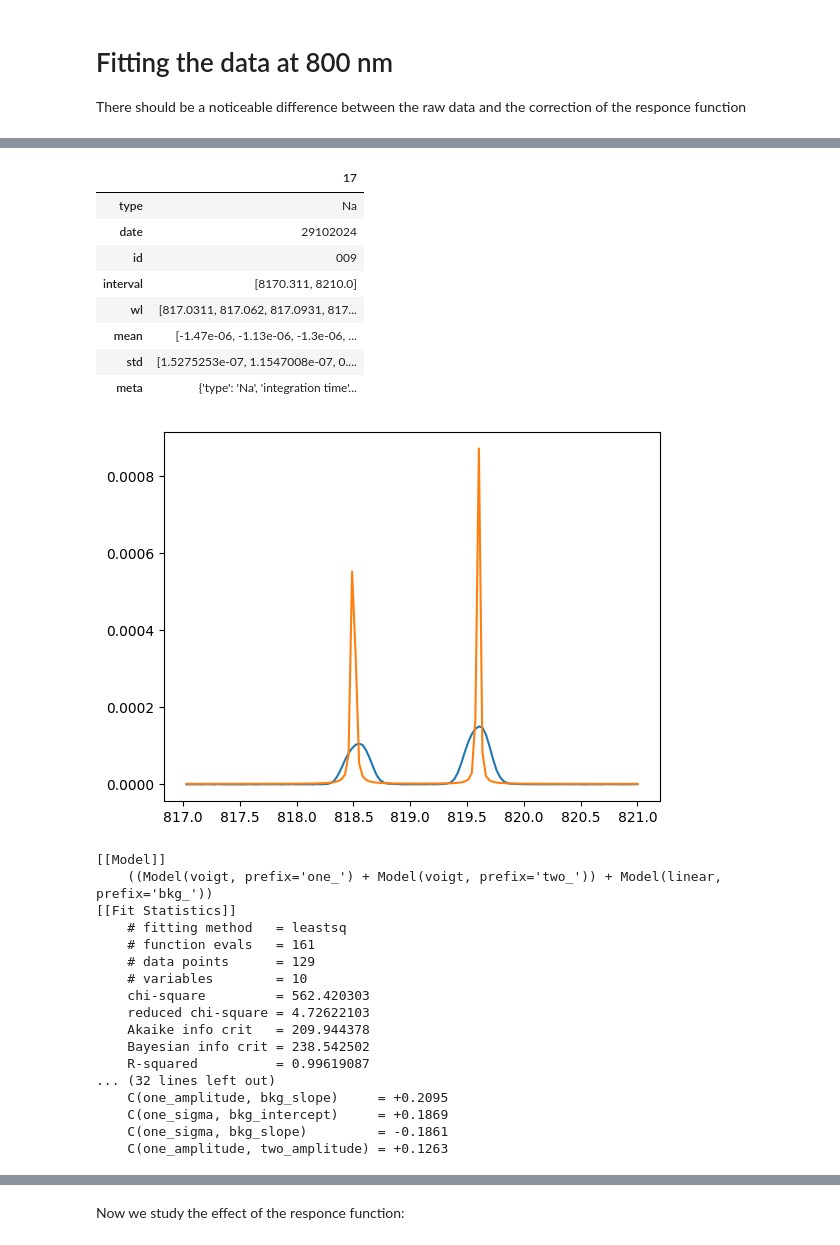
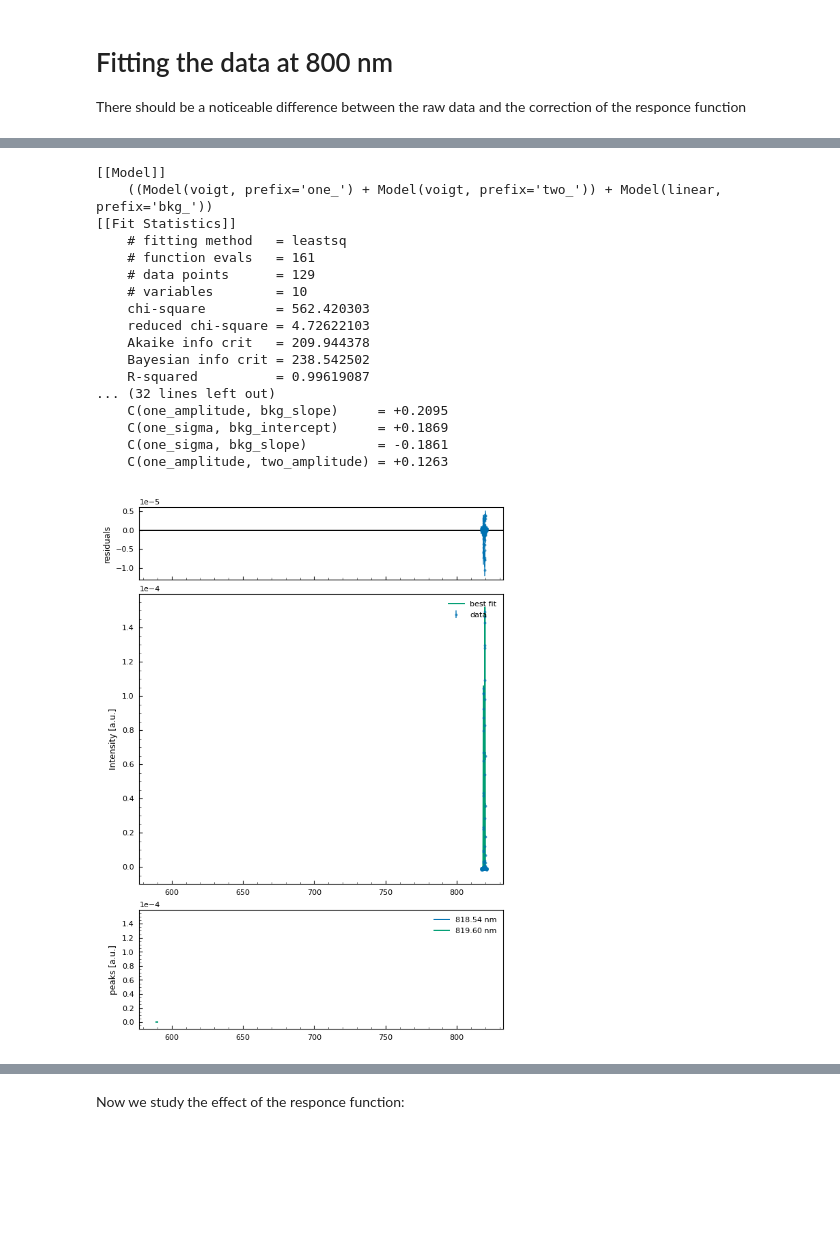
Before and after one commit to zar-hub/Lab_Materia_Condensata, a Jupyter notebook: Lab_Report.ipynb, the cells around one changed output, grey strips where cells are left out. Saved outputs shown, nothing was run; the diff lists cells and outputs as text; code cells hidden in the pictures; blank space fills up the shorter version.

Commit message:
Fix view problem on the fit graphs

```diff
--- a/Lab_Report.ipynb
+++ b/Lab_Report.ipynb
@@ -346,60 +367,45 @@ plot_Na(sample, result, 'Na_17102024_005')
 # %%
 # fitting at
 mask = (Na_df['date'] == '29102024') & (Na_df['id'] == '009')
 sample = Na_df[mask]
-
-display(sample.T)
 
 params = model.make_params()
 params['one_center'].set(818.5)
 params['one_sigma'].set(0.009)
 params['one_gamma'].set(0.011,vary=True)
 params['one_amplitude'].set(3.67e-5)
 
 params['two_center'].set(819.6)
 params['two_sigma'].set(0.009)
 params['two_gamma'].set(0.0074, vary=True)
 params['two_amplitude'].set(3.67e-5)
 
 params['bkg_slope'].set(0, vary=True)
 params['bkg_intercept'].set(0, vary=True)
 
-
-wl = sample['wl'].values[0]
-mean = sample['mean'].values[0]
-
-plt.plot(wl, mean)
-plt.plot(wl, model.eval(params, x=wl))
-plt.show()
-
 result = fit_Na(sample, model, params)
 print(result.fit_report())
-plot_Na(sample, result, 'Na_29102024_009')
+plot_Na(result, 'Na_29102024_009')
+
+# exp 818.539 theo 818.326 diff 0.213
+# exp 819.600 theo 819.479 diff 0.121
+# exp 1.060 theo 1.153 diff 0.093
 # %% [output]
-|  | 17 |
-| type | Na |
-| date | 29102024 |
-| id | 009 |
-| interval | [8170.311, 8210.0] |
-| wl | [817.0311, 817.062, 817.0931, 817... |
-| mean | [-1.47e-06, -1.13e-06, -1.3e-06, ... |
-| std | [1.5275253e-07, 1.1547008e-07, 0.... |
-| meta | {'type': 'Na', 'integration time'... |
+[[Model]]
+    ((Model(voigt, prefix='one_') + Model(voigt, prefix='two_')) + Model(linear, prefix='bkg_'))
+[[Fit Statistics]]
+    # fitting method   = leastsq
+    # function evals   = 161
+    # data points      = 129
+    # variables        = 10
+    chi-square         = 562.420303
+    reduced chi-square = 4.72622103
+    Akaike info crit   = 209.944378
+    Bayesian info crit = 238.542502
+    R-squared          = 0.99619087
+... (32 lines left out)
+    C(one_amplitude, bkg_slope)     = +0.2095
+    C(one_sigma, bkg_intercept)     = +0.1869
+    C(one_sigma, bkg_slope)         = -0.1861
+    C(one_amplitude, two_amplitude) = +0.1263
-[figure, old version]
+[figure, new version]
-[[Model]]
-    ((Model(voigt, prefix='one_') + Model(voigt, prefix='two_')) + Model(linear, prefix='bkg_'))
-[[Fit Statistics]]
-    # fitting method   = leastsq
-    # function evals   = 161
-    # data points      = 129
-    # variables        = 10
-    chi-square         = 562.420303
-    reduced chi-square = 4.72622103
-    Akaike info crit   = 209.944378
-    Bayesian info crit = 238.542502
-    R-squared          = 0.99619087
-... (32 lines left out)
-    C(one_amplitude, bkg_slope)     = +0.2095
-    C(one_sigma, bkg_intercept)     = +0.1869
-    C(one_sigma, bkg_slope)         = -0.1861
-    C(one_amplitude, two_amplitude) = +0.1263
```
Also changed, not shown: parts of 5 cells of this notebook, 4 other files.
